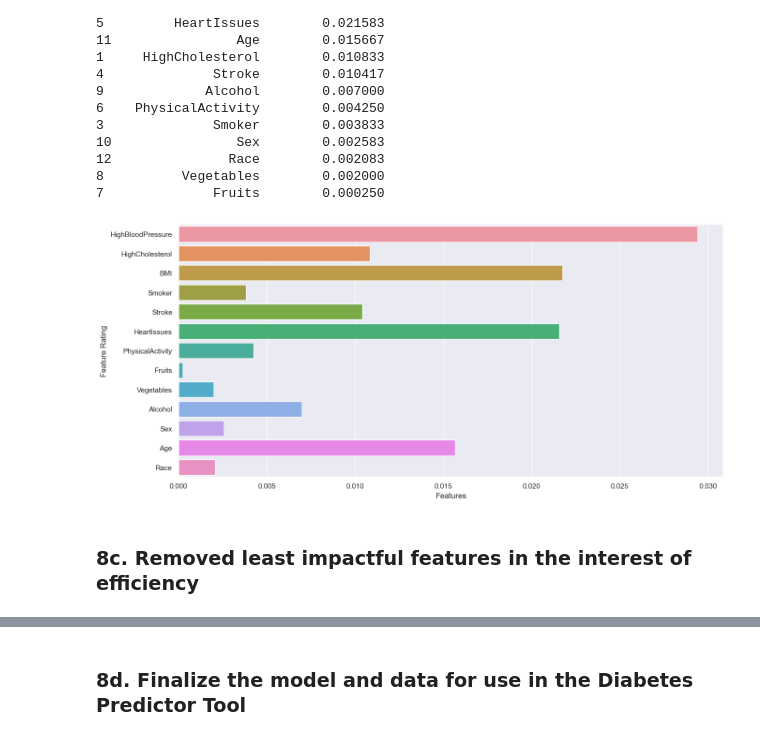
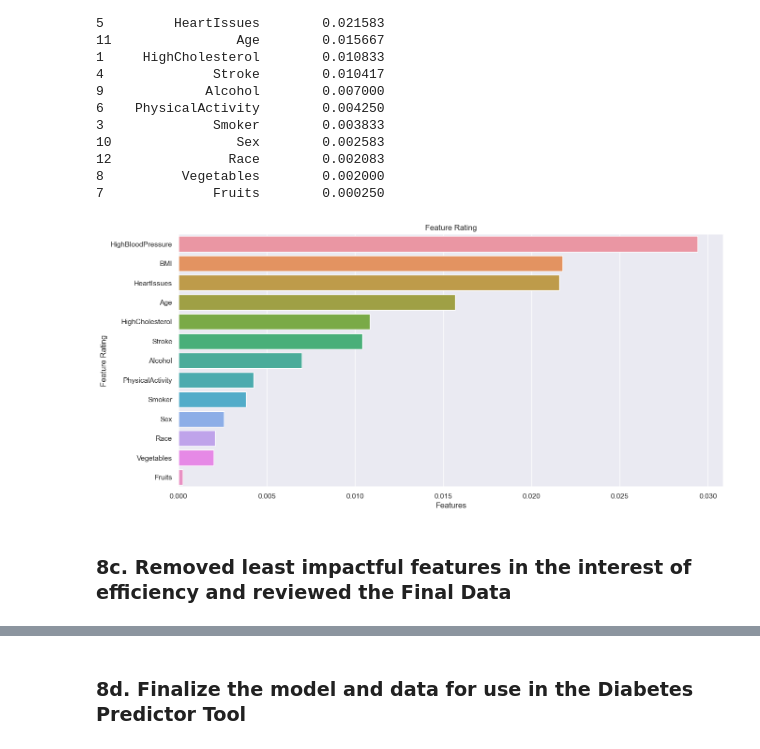
Before and after one commit to mdoane7/capstone, a Jupyter notebook: 1-Methodology.ipynb, the cells around one changed output, grey strips where cells are left out. Saved outputs shown, nothing was run; the diff lists cells and outputs as text; code cells hidden in the pictures.

```diff
--- a/1-Methodology.ipynb
+++ b/1-Methodology.ipynb
@@ -926,7 +924,8 @@ Feature_Rating = []
 for i in range(len(Feature_Names)):
     Feature_Rating.append((imps.importances_mean[i]))
 Features_With_Rating = pd.DataFrame({'Feature': Feature_Names, 'Feature Rating': Feature_Rating})
-print(Features_With_Rating.sort_values(by=['Feature Rating'], ascending=False))
+Features_With_Rating = Features_With_Rating.sort_values(by=['Feature Rating'], ascending=False)
+print(Features_With_Rating)
 # %% [output]
               Feature  Feature Rating
 0   HighBloodPressure        0.029417
@@ -945,15 +944,16 @@ print(Features_With_Rating.sort_values(by=['Feature Rating'], ascending=False))
 # %%
 # Plot the features with their rating
 f, ax = plt.subplots(figsize=(15,7))
 axis = sns.barplot(y = 'Feature', x = 'Feature Rating', data = Features_With_Rating)
 axis.set(xlabel='Features', ylabel='Feature Rating')
 for p in axis.patches:
     height = p.get_height()
+plt.title("Feature Rating")
 plt.show()
 # %% [output]
-[figure, old version]
+[figure, new version]
 # %% [markdown]
-### 8c. Removed least impactful features in the interest of efficiency
+### 8c. Removed least impactful features in the interest of efficiency and reviewed the Final Data
 # %%
 # Finalize the Data by dropping columns with lower impacts to reduce questions to ask on survey
 Final_Data = CDC_Diabetes_DataFrame_Balanced.drop(columns=['Fruits','Vegetables'])
```
Also changed, not shown: parts of 10 cells of this notebook, 1 other file.
